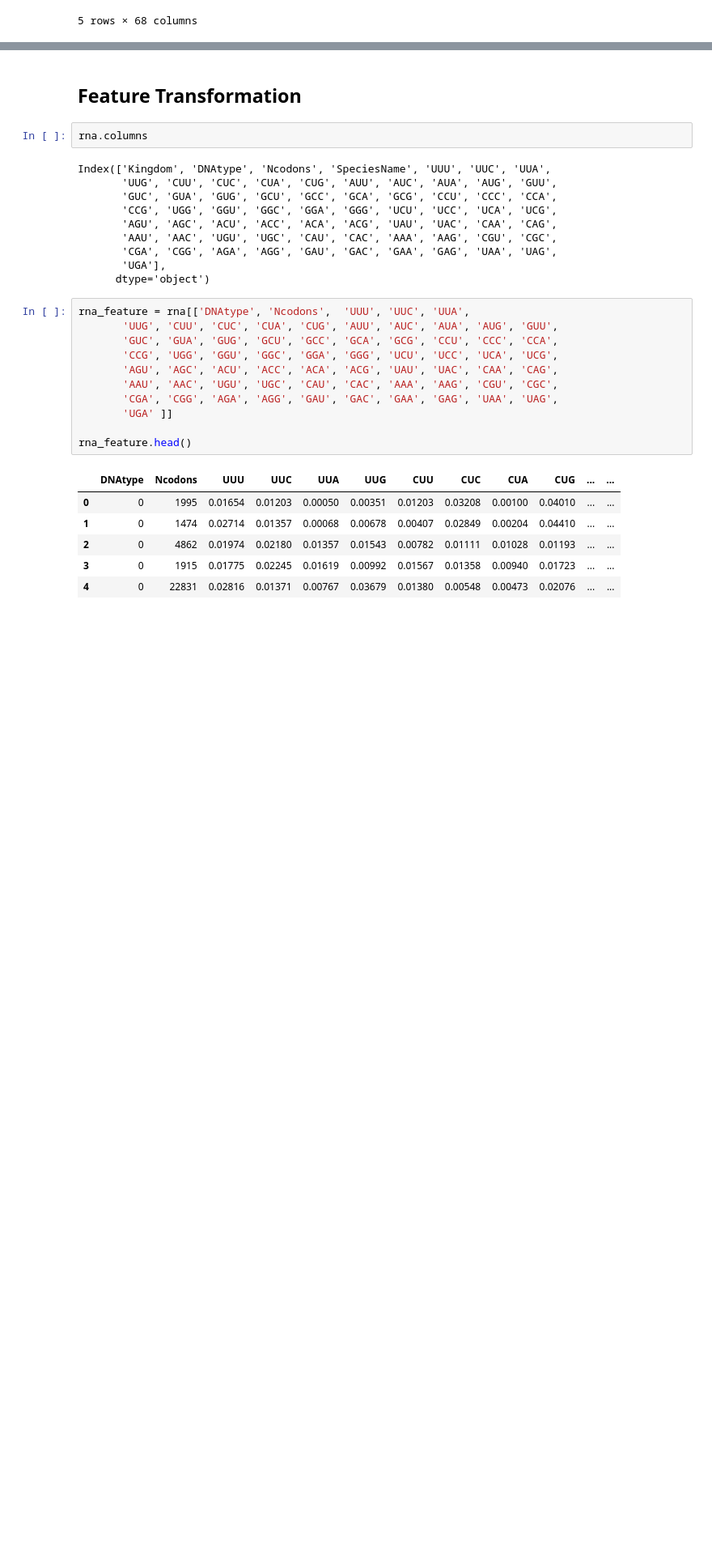
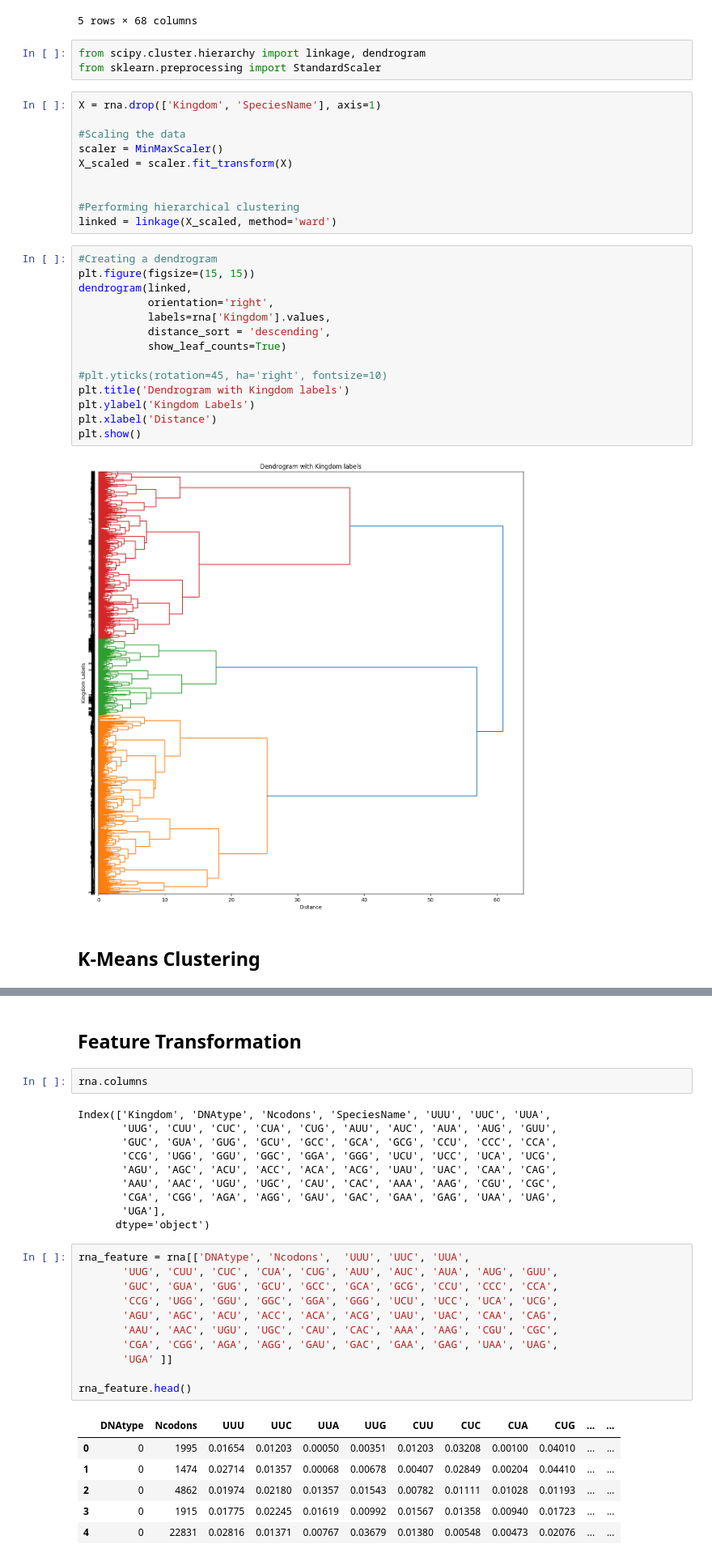
Before and after one commit to Mercymerine/Machine_learning2, a Jupyter notebook: RNA.ipynb, the cells around one changed output, grey strips where cells are left out. Shown at 81% size. Drawn from its saved outputs; the diff is of its cells as text; blank space fills up the shorter version.

```diff
--- a/RNA.ipynb
+++ b/RNA.ipynb
@@ -186,3 +209,34 @@ rna.head()
 | 3 | vrl | 0 | 1915 | Northern cereal mosaic virus | 0.01775 | 0.02245 | 0.01619 | 0.00992 | 0.01567 | 0.01358 | ... | ... |
 | 4 | vrl | 0 | 22831 | Soil-borne cereal mosaic virus | 0.02816 | 0.01371 | 0.00767 | 0.03679 | 0.01380 | 0.00548 | ... | ... |
 5 rows × 68 columns
+# %%
+from scipy.cluster.hierarchy import linkage, dendrogram
+from sklearn.preprocessing import StandardScaler
+# %%
+X = rna.drop(['Kingdom', 'SpeciesName'], axis=1)
+
+#Scaling the data
+scaler = MinMaxScaler()
+X_scaled = scaler.fit_transform(X)
+
+
+#Performing hierarchical clustering
+linked = linkage(X_scaled, method='ward')
+# %%
+#Creating a dendrogram
+plt.figure(figsize=(15, 15))
+dendrogram(linked,
+           orientation='right',
+           labels=rna['Kingdom'].values,
+           distance_sort = 'descending',
+           show_leaf_counts=True)
+
+#plt.yticks(rotation=45, ha='right', fontsize=10)
+plt.title('Dendrogram with Kingdom labels')
+plt.ylabel('Kingdom Labels')
+plt.xlabel('Distance')
+plt.show()
+# %% [output]
+[figure, added]
+# %% [markdown]
+## **K-Means Clustering**
```
Also changed, not shown: parts of 22 cells of this notebook.
